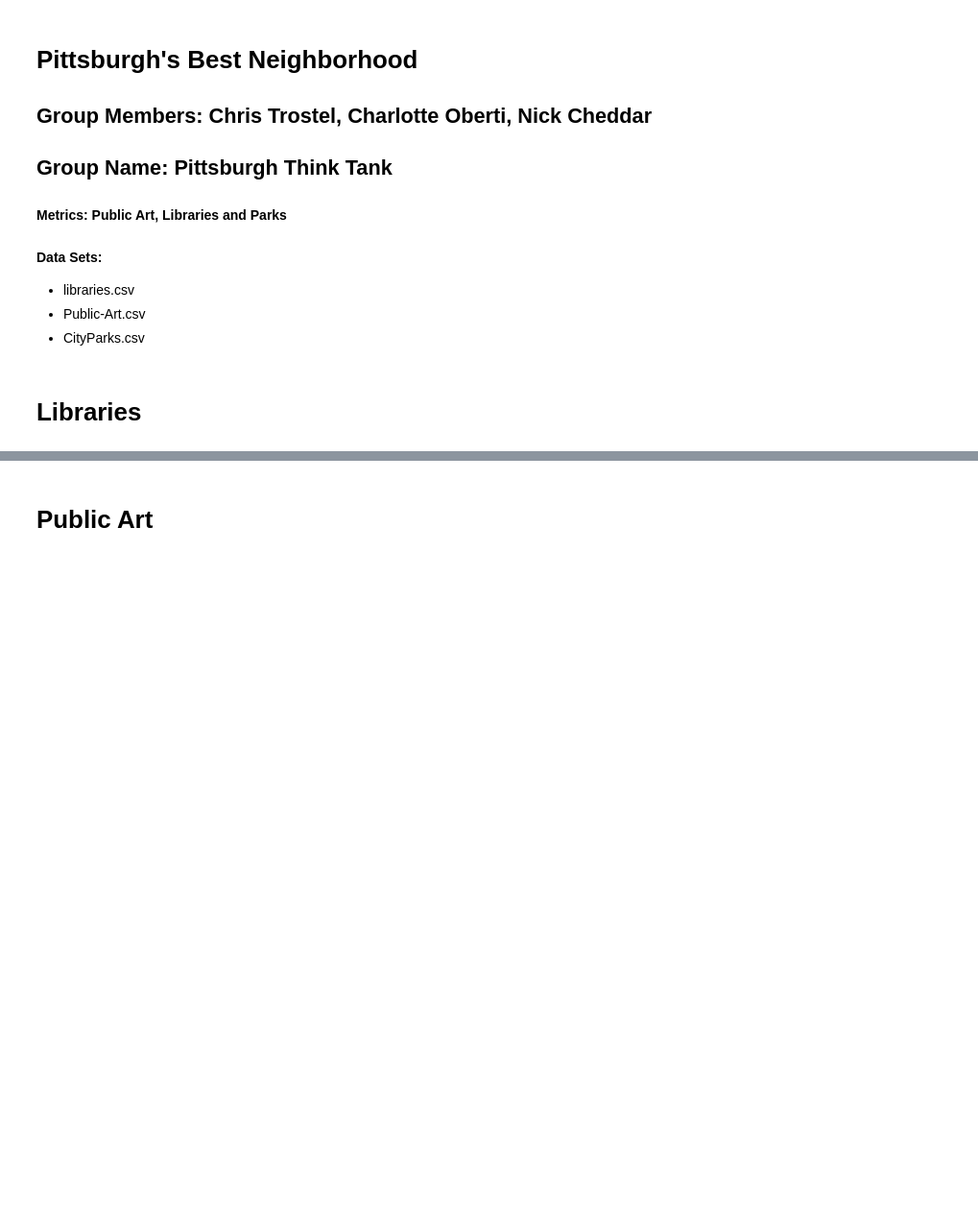
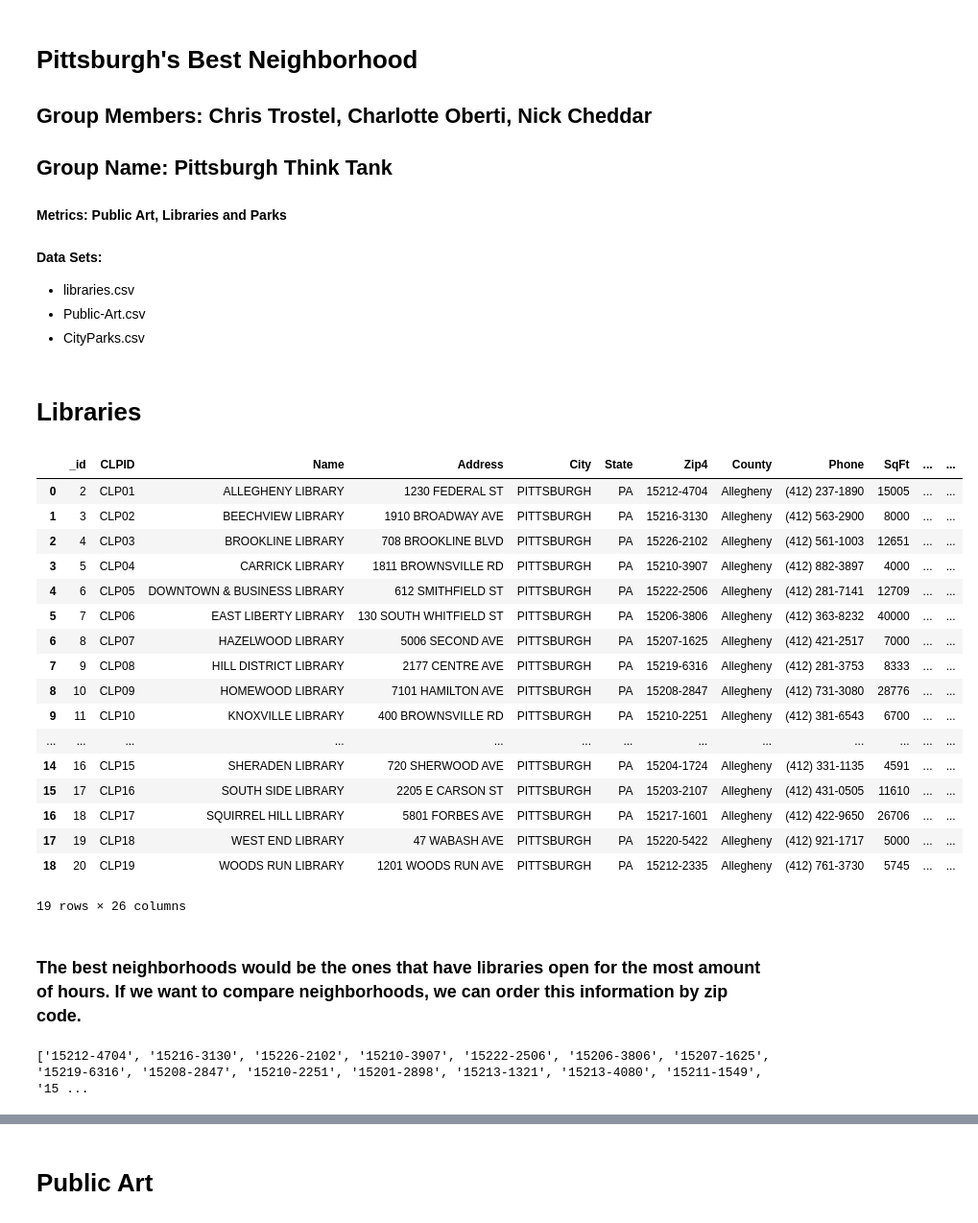
Before and after one commit to ChrisTros/Big-Ideas-Final-Project, a Jupyter notebook: FinalGroup.ipynb, the cells around one changed output, grey strips where cells are left out. Shown at 96% size. Saved outputs shown, nothing was run; the diff lists cells and outputs as text; code cells hidden in the pictures; blank space fills up the shorter version.

Commit message:
Fixed Library

```diff
--- a/FinalGroup.ipynb
+++ b/FinalGroup.ipynb
@@ -15,0 +22,36 @@
+# %%
+libraries = pd.read_csv("libraries.csv")
+libraries.head(50)
+# %% [output]
+|  | _id | CLPID | Name | Address | City | State | Zip4 | County | Phone | SqFt | ... | ... |
+| 0 | 2 | CLP01 | ALLEGHENY LIBRARY | 1230 FEDERAL ST | PITTSBURGH | PA | 15212-4704 | Allegheny | (412) 237-1890 | 15005 | ... | ... |
+| 1 | 3 | CLP02 | BEECHVIEW LIBRARY | 1910 BROADWAY AVE | PITTSBURGH | PA | 15216-3130 | Allegheny | (412) 563-2900 | 8000 | ... | ... |
+| 2 | 4 | CLP03 | BROOKLINE LIBRARY | 708 BROOKLINE BLVD | PITTSBURGH | PA | 15226-2102 | Allegheny | (412) 561-1003 | 12651 | ... | ... |
+| 3 | 5 | CLP04 | CARRICK LIBRARY | 1811 BROWNSVILLE RD | PITTSBURGH | PA | 15210-3907 | Allegheny | (412) 882-3897 | 4000 | ... | ... |
+| 4 | 6 | CLP05 | DOWNTOWN & BUSINESS LIBRARY | 612 SMITHFIELD ST | PITTSBURGH | PA | 15222-2506 | Allegheny | (412) 281-7141 | 12709 | ... | ... |
+| 5 | 7 | CLP06 | EAST LIBERTY LIBRARY | 130 SOUTH WHITFIELD ST | PITTSBURGH | PA | 15206-3806 | Allegheny | (412) 363-8232 | 40000 | ... | ... |
+| 6 | 8 | CLP07 | HAZELWOOD LIBRARY | 5006 SECOND AVE | PITTSBURGH | PA | 15207-1625 | Allegheny | (412) 421-2517 | 7000 | ... | ... |
+| 7 | 9 | CLP08 | HILL DISTRICT LIBRARY | 2177 CENTRE AVE | PITTSBURGH | PA | 15219-6316 | Allegheny | (412) 281-3753 | 8333 | ... | ... |
+| 8 | 10 | CLP09 | HOMEWOOD LIBRARY | 7101 HAMILTON AVE | PITTSBURGH | PA | 15208-2847 | Allegheny | (412) 731-3080 | 28776 | ... | ... |
+| 9 | 11 | CLP10 | KNOXVILLE LIBRARY | 400 BROWNSVILLE RD | PITTSBURGH | PA | 15210-2251 | Allegheny | (412) 381-6543 | 6700 | ... | ... |
+| ... | ... | ... | ... | ... | ... | ... | ... | ... | ... | ... | ... | ... |
+| 14 | 16 | CLP15 | SHERADEN LIBRARY | 720 SHERWOOD AVE | PITTSBURGH | PA | 15204-1724 | Allegheny | (412) 331-1135 | 4591 | ... | ... |
+| 15 | 17 | CLP16 | SOUTH SIDE LIBRARY | 2205 E CARSON ST | PITTSBURGH | PA | 15203-2107 | Allegheny | (412) 431-0505 | 11610 | ... | ... |
+| 16 | 18 | CLP17 | SQUIRREL HILL LIBRARY | 5801 FORBES AVE | PITTSBURGH | PA | 15217-1601 | Allegheny | (412) 422-9650 | 26706 | ... | ... |
+| 17 | 19 | CLP18 | WEST END LIBRARY | 47 WABASH AVE | PITTSBURGH | PA | 15220-5422 | Allegheny | (412) 921-1717 | 5000 | ... | ... |
+| 18 | 20 | CLP19 | WOODS RUN LIBRARY | 1201 WOODS RUN AVE | PITTSBURGH | PA | 15212-2335 | Allegheny | (412) 761-3730 | 5745 | ... | ... |
+19 rows × 26 columns
+# %% [markdown]
+### The best neighborhoods would be the ones that have libraries open for the most amount of hours. If we want to compare neighborhoods, we can order this information by zip code.
+# %%
+import csv
+
+with open('libraries.csv') as f:
+    data = [row for row in csv.reader(f)]
+    zip_codes = []
+    for row in data[1:]: # skip the header row using a list slice
+        zip_codes.append(row[6])
+
+print(zip_codes)
+# %% [output]
+['15212-4704', '15216-3130', '15226-2102', '15210-3907', '15222-2506', '15206-3806', '15207-1625', '15219-6316', '15208-2847', '15210-2251', '15201-2898', '15213-1321', '15213-4080', '15211-1549', '15 ...
```
Also changed, not shown: parts of 10 cells of this notebook, 1 other file.
